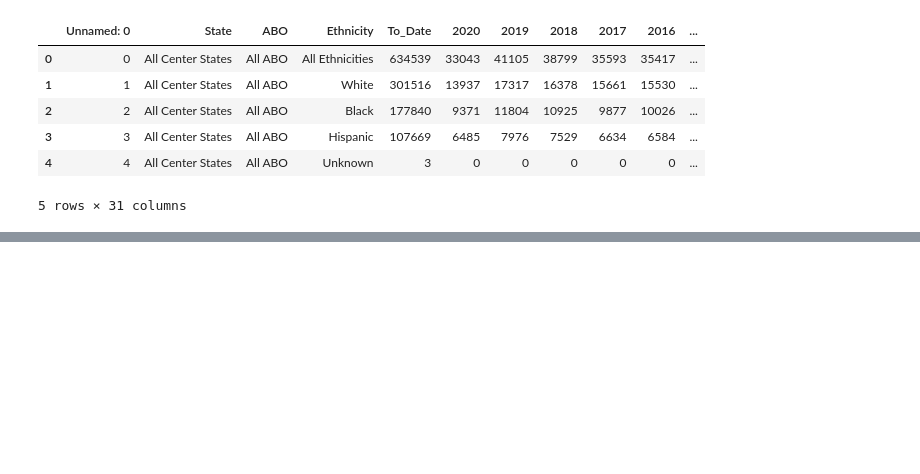
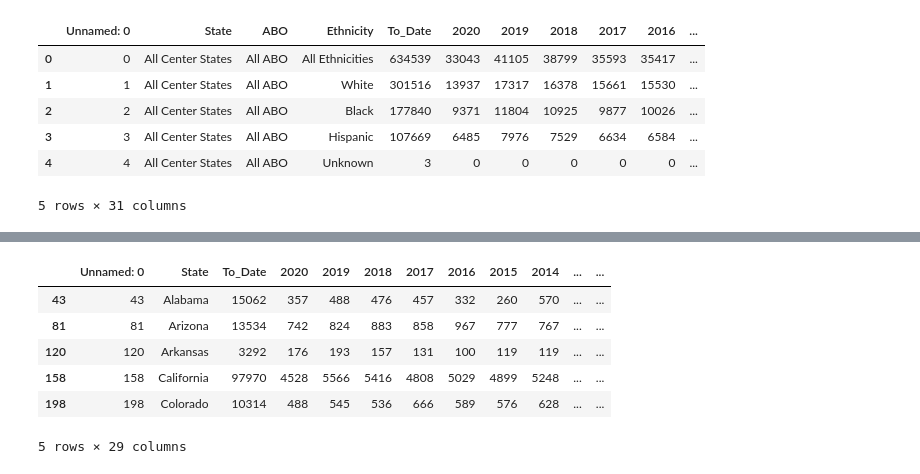
Before and after one commit to Lbrady1025/OPTN-analysis, a Jupyter notebook: datamerge.ipynb, the cells around one changed output, grey strips where cells are left out. Cells and saved outputs as stored; diff of their text form; code cells hidden in the pictures; blank space fills up the shorter version.

Commit message:
remove extra data from waitlist dataframe

```diff
--- a/datamerge.ipynb
+++ b/datamerge.ipynb
@@ -52,3 +52,7 @@ waitlist_df.head()
 | 3 | 3 | All Center States | All ABO | Hispanic | 107669 | 6485 | 7976 | 7529 | 6634 | 6584 | ... |
 | 4 | 4 | All Center States | All ABO | Unknown | 3 | 0 | 0 | 0 | 0 | 0 | ... |
 5 rows × 31 columns
+# %%
+#Drop waitlist rows for all center states
+wl_states_df = waitlist_df[waitlist_df.State != "All Center States"]
+wl_states_df.head()
@@ -54,0 +67,4 @@ waitlist_df.head()
+# %%
+#Drop waitlist rows that don't contain all ABO
+wl_states_df = wl_states_df[wl_states_df.ABO == "All ABO"]
+wl_states_df.head()
@@ -54,0 +79,4 @@ waitlist_df.head()
+# %%
+#Drop waitlist rows that don't contain all ethnicities
+wl_states_df = wl_states_df[wl_states_df.Ethnicity == "All Ethnicities"]
+wl_states_df.head()
@@ -54,0 +91,12 @@ waitlist_df.head()
+# %%
+#Drop ABO and Ethnicity columns
+wl_states_df = wl_states_df.drop(columns=['ABO','Ethnicity'])
+wl_states_df.head()
+# %% [output]
+|  | Unnamed: 0 | State | To_Date | 2020 | 2019 | 2018 | 2017 | 2016 | 2015 | 2014 | ... | ... |
+| 43 | 43 | Alabama | 15062 | 357 | 488 | 476 | 457 | 332 | 260 | 570 | ... | ... |
+| 81 | 81 | Arizona | 13534 | 742 | 824 | 883 | 858 | 967 | 777 | 767 | ... | ... |
+| 120 | 120 | Arkansas | 3292 | 176 | 193 | 157 | 131 | 100 | 119 | 119 | ... | ... |
+| 158 | 158 | California | 97970 | 4528 | 5566 | 5416 | 4808 | 5029 | 4899 | 5248 | ... | ... |
+| 198 | 198 | Colorado | 10314 | 488 | 545 | 536 | 666 | 589 | 576 | 628 | ... | ... |
+5 rows × 29 columns
```
Also changed, not shown: parts of 3 cells of this notebook.
